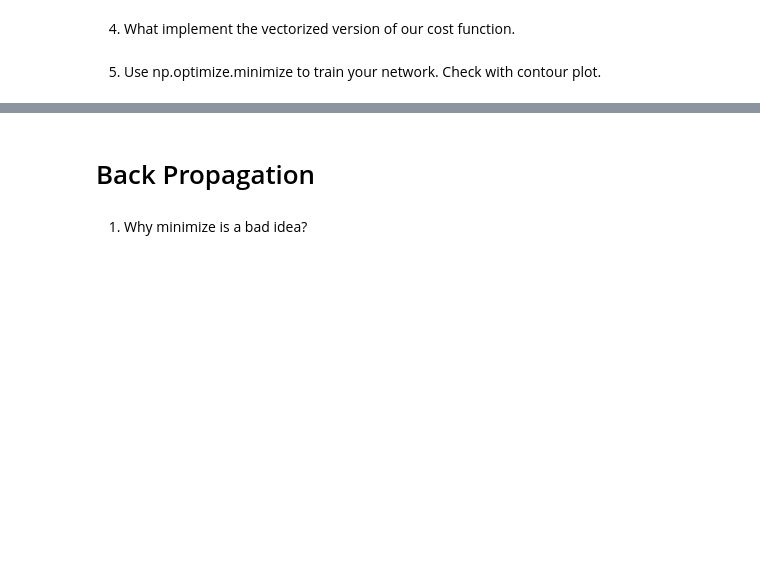
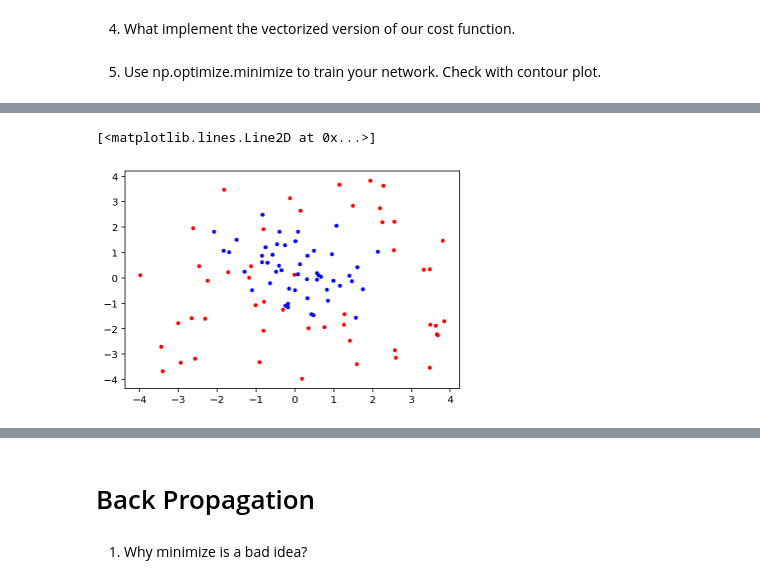
Before and after one commit to muic-pattern-rekt-2018/Exercise8, a Jupyter notebook: Neural Network.ipynb, the cells around one changed output, grey strips where cells are left out. Saved outputs shown, nothing was run; the diff lists cells and outputs as text; code cells hidden in the pictures; blank space fills up the shorter version.

```diff
--- a/Neural Network.ipynb
+++ b/Neural Network.ipynb
@@ -70,7 +139,2 @@ draw_data()
 # %% [markdown]
 4) Given the following size information. Complete the following function.
-# %%
-n_node = [4, 2, 1] # number of node in each layer
-def compute_w_b_offset(layer_no):
-    pass # fill this
-    return w_offset, n_w, b_offset, n_b # this is so that we can slice off parameter
@@ -88,0 +181,36 @@ class SadNeuralNetwork:
+# %%
+from scipy.optimize import minimize
+class SadNeuralNetwork:
+    def __init__(self, n_nodes):
+        self.n_nodes = n_nodes
+        n = total_params(self.n_nodes)
+        self.v = None
+
+    def train(self, xs, ys):
+        def cost(v):
+            s = SadNeuralNetwork(self.n_nodes)
+            s.v = v
+            guess = s.classify(xs)[0]
+            #ret = sum((ys - guess)**2)
+            ret = -sum(ys*np.log(guess) + (1-ys)*np.log(1-guess))
+            print(ret)
+            return ret
+        result = minimize(cost, np.random.random(total_params(self.n_nodes)))
+        self.v = result.x
+
+    def classify(self, xs):
+        a = xs
+        for layer_no, (nl, nl_prev) in enumerate(zip(self.n_nodes[1:], self.n_nodes[:-1]), start=1):
+            o = compute_w_b_offset(self.n_nodes, layer_no)
+            w = self.v[o.w_offset: o.w_offset+o.n_w]
+            b = self.v[o.b_offset: o.b_offset+o.n_b]
+            w = w.reshape(nl, nl_prev)
+            b = b.reshape(nl, 1)
+            #print(w.shape, b.shape)
+            z = w @ a + b
+            a = expit(z)
+        return a
+
+s = SadNeuralNetwork([2, 4, 2, 1])
+s.v = np.random.random(25)
+s.train(xs, ys)
@@ -88,0 +255,6 @@ class SadNeuralNetwork:
+# %%
+plt.plot(xs[0, ys==0], xs[1, ys==0], '.r')
+plt.plot(xs[0, ys==1], xs[1, ys==1], '.b')
+# %% [output]
+[<matplotlib.lines.Line2D at 0x...>]
+[figure, added]
```
Also changed, not shown: parts of 13 cells of this notebook.
